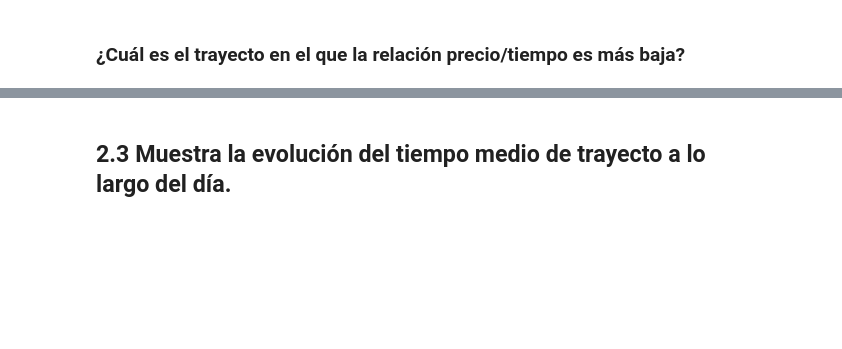
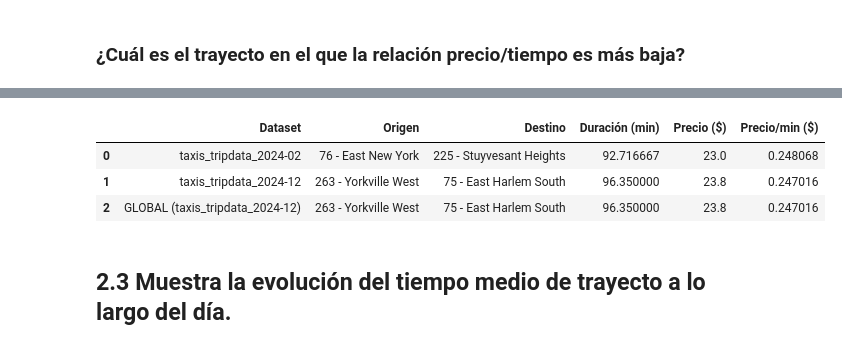
Before and after one commit to renerubio/NYC-TAXI, a Jupyter notebook: NYC_Taxi.ipynb, the cells around one changed output, grey strips where cells are left out. Drawn from its saved outputs; the diff is of its cells as text; code cells hidden in the pictures; blank space fills up the shorter version.

```diff
--- a/NYC_Taxi.ipynb
+++ b/NYC_Taxi.ipynb
@@ -1902,74 +2045,84 @@ trayecto_menor_tiempo_por_km(cleaned_datasets)
 # %% [markdown]
 ### ¿Cuál es el trayecto en el que la relación precio/tiempo es más baja?
 # %%
-def trayecto_menor_precio_por_minuto(datasets_dict, zona_nombres, min_duracion=0.5, min_precio_total=2.0):
+def trayecto_menor_precio_por_minuto(datasets_dict, zona_nombres=None, min_duracion=0.5, min_precio_total=2.0, decimals=3):
     """
     Encuentra el trayecto con menor relación precio/tiempo (USD por minuto) para cada dataset,
     y el trayecto global con la menor relación.
-    Usa siempre la columna 'Precio ($)' tras limpieza, nunca 'fare_amount' original.
+    Soporta tanto datasets modernos (PULocationID) como antiguos (coordenadas).
+    Usa siempre la columna 'Precio ($)' tras limpieza.
 
     Parámetros:
         datasets_dict: diccionario {nombre: DataFrame}
-        zona_nombres: diccionario {zone_id: nombre_zona}
+        zona_nombres: diccionario {zone_id: nombre_zona} (opcional)
         min_duracion: duración mínima para evitar divisiones por cero (min)
         min_precio_total: precio mínimo total permitido para evitar outliers (USD)
+        decimals: decimales en coordenadas
 
     Retorna:
         DataFrame con los trayectos más baratos por minuto, ya filtrados.
     """
+    import pandas as pd
+
     resultados = []
     global_min = None
     global_name = None
+    global_row = None
 
     for nombre, df in datasets_dict.items():
         df = df.copy()
 
-        # Usar la columna limpia y ajustada de precio
-        if not all(col in df.columns for col in ["Precio ($)", "trip_duration_min", "PULocationID", "DOLocationID"]):
-            print(f"⚠️ {nombre}: columnas necesarias no encontradas. Se omite.")
+        # Verifica que existen columnas mínimas para uno u otro formato
+        if "Precio ($)" not in df.columns or "trip_duration_min" not in df.columns:
+            print(f"⚠️ {nombre}: faltan columnas esenciales 'Precio ($)' o 'trip_duration_min'. Se omite.")
             continue
 
-        # Filtro de duración y precio total mínimo
+        # Filtro mínimo: duración y precio
         df = df[(df["trip_duration_min"] >= min_duracion) & (df["Precio ($)"] >= min_precio_total)].copy()
-
         if df.empty:
             continue
 
-        # Calcular el precio por minuto
+        # Calcula el precio por minuto
         df["Precio/min ($)"] = df["Precio ($)"] / df["trip_duration_min"]
 
-        # Seleccionamos el trayecto con menor precio/min válido
-        top = df.loc[df["Precio/min ($)"].idxmin()]
-        origen_id = int(top["PULocationID"])
-        destino_id = int(top["DOLocationID"])
+        # Selecciona el trayecto con menor precio/min válido
+        idx_min = df["Precio/min ($)"].idxmin()
+        row = df.loc[idx_min]
 
-        resultados.append({
+        # Decide cómo representar origen/destino
+        if all(c in row for c in ["PULocationID", "DOLocationID"]):
+            origen = f"{int(row['PULocationID'])} - {zona_nombres.get(int(row['PULocationID']), 'Desconocido') if zona_nombres else int(row['PULocationID'])}"
+            destino = f"{int(row['DOLocationID'])} - {zona_nombres.get(int(row['DOLocationID']), 'Desconocido') if zona_nombres else int(row['DOLocationID'])}"
+        elif all(c in row for c in ["Start_Lon", "Start_Lat", "End_Lon", "End_Lat"]):
+            origen = f"({round(row['Start_Lon'],decimals)}, {round(row['Start_Lat'],decimals)})"
+            destino = f"({round(row['End_Lon'],decimals)}, {round(row['End_Lat'],decimals)})"
+        else:
+            print(f"⚠️ {nombre}: sin columnas de zona ni coordenadas, no se puede identificar origen/destino.")
+            continue
+
+        resultado = {
             "Dataset": nombre,
-            "Origen": f"{origen_id} - {zona_nombres.get(origen_id, 'Desconocido')}",
-            "Destino": f"{destino_id} - {zona_nombres.get(destino_id, 'Desconocido')}",
-            "Duración (min)": top["trip_duration_min"],
-            "Precio ($)": top["Precio ($)"],
-            "Precio/min ($)": top["Precio/min ($)"]
-        })
+            "Origen": origen,
+            "Destino": destino,
+            "Duración (min)": row["trip_duration_min"],
+            "Precio ($)": row["Precio ($)"],
+            "Precio/min ($)": row["Precio/min ($)"]
+        }
+        resultados.append(resultado)
 
-        if global_min is None or top["Precio/min ($)"] < global_min["Precio/min ($)"]:
-            global_min = top
+        if (global_min is None) or (row["Precio/min ($)"] < global_min):
+            global_min = row["Precio/min ($)"]
             global_name = nombre
+            global_row = resultado.copy()
+            global_row["Dataset"] = f"GLOBAL ({global_name})"
 
-    if global_min is not None:
-        origen_id = int(global_min["PULocationID"])
-        destino_id = int(global_min["DOLocationID"])
-        resultados.append({
-            "Dataset": f"GLOBAL ({global_name})",
-            "Origen": f"{origen_id} - {zona_nombres.get(origen_id, 'Desconocido')}",
-            "Destino": f"{destino_id} - {zona_nombres.get(destino_id, 'Desconocido')}",
-            "Duración (min)": global_min["trip_duration_min"],
-            "Precio ($)": global_min["Precio ($)"],
-            "Precio/min ($)": global_min["Precio/min ($)"]
-        })
+    if global_row is not None:
+        resultados.append(global_row)
 
     return pd.DataFrame(resultados)
+
 
 # Ejecutar la función para encontrar el trayecto con menor precio/min
 print("\n📊 Trayecto con la relación precio/minuto más baja:")
 trayecto_menor_precio_por_minuto(cleaned_datasets, zona_nombres)
+# %% [output]
@@ -1976,3 +2130,7 @@ trayecto_menor_precio_por_minuto(cleaned_datasets, zona_nombres)
+|  | Dataset | Origen | Destino | Duración (min) | Precio ($) | Precio/min ($) |
+| 0 | taxis_tripdata_2024-02 | 76 - East New York | 225 - Stuyvesant Heights | 92.716667 | 23.0 | 0.248068 |
+| 1 | taxis_tripdata_2024-12 | 263 - Yorkville West | 75 - East Harlem South | 96.350000 | 23.8 | 0.247016 |
+| 2 | GLOBAL (taxis_tripdata_2024-12) | 263 - Yorkville West | 75 - East Harlem South | 96.350000 | 23.8 | 0.247016 |
 # %% [markdown]
 ## 2.3	Muestra la evolución del tiempo medio de trayecto a lo largo del día.
 # %%
```
Also changed, not shown: parts of 36 cells of this notebook.
